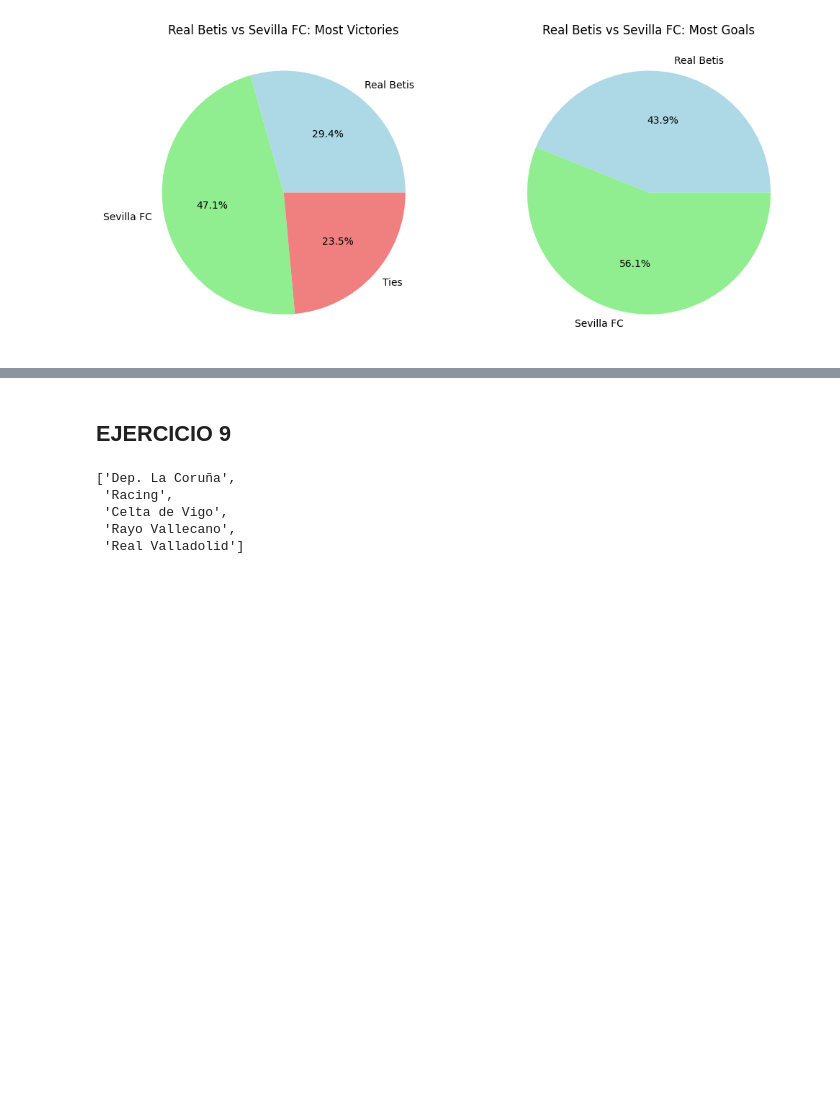
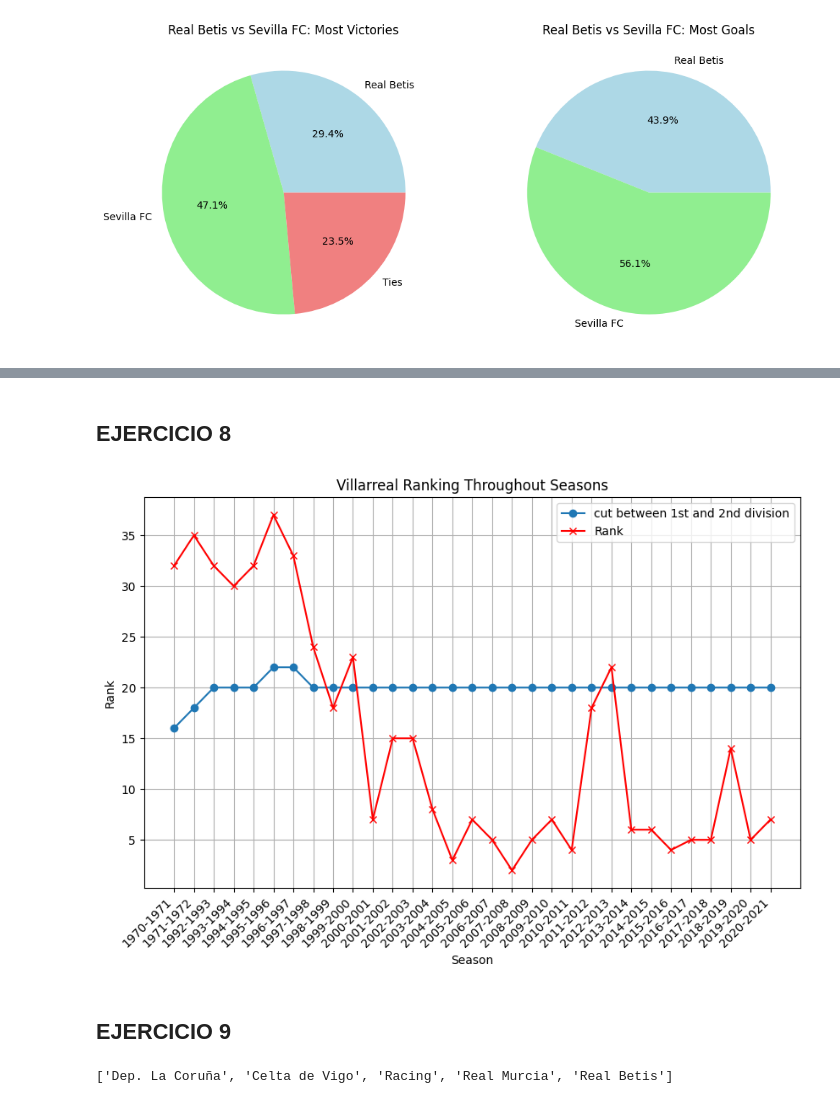
Before and after one commit to jorgers29/Spanish_Football_Analysis, a Jupyter notebook: analysis/LaLigaDataAnalysis.ipynb, the cells around one changed output, grey strips where cells are left out. Drawn from its saved outputs; the diff is of its cells as text; code cells hidden in the pictures; blank space fills up the shorter version.

Commit message:
ejercicios 3-7-8

```diff
--- a/analysis/LaLigaDataAnalysis.ipynb
+++ b/analysis/LaLigaDataAnalysis.ipynb
@@ -247,16 +430,77 @@ plot_direct_confrontations_stats('Real Betis', 'Sevilla FC')
+# %% [markdown]
+## EJERCICIO 8
+# %%
+df_ex8 = result_ex7.copy()
+df_maxdiv1 = df_ex8.groupby(['season', 'division'])['rank'].max().reset_index()
+df_maxdiv1 = df_maxdiv1[df_maxdiv1['division'] == 1].rename(columns={'rank': 'max_div1'})
+df_maxdiv1 = df_maxdiv1[['season', 'max_div1']]
+df_ex8 = df_ex8.merge(df_maxdiv1, on = ['season'], how = 'left')
+df_ex8['max_div1'] = df_ex8['max_div1'].fillna(0).astype(int)
+df_ex8['rank_cont'] = np.where(df_ex8['division'] == 1, df_ex8['rank'], df_ex8['max_div1'] + df_ex8['rank'])
+df_ex8 = df_ex8.sort_values(by=['season'], ascending=True)
+villarreal_df = df_ex8[df_ex8['team'] == 'Villarreal']
+# Create the line plot
+plt.figure(figsize=(10, 6))
+
+# Plot the 'max_div1' column as a line
+plt.plot(villarreal_df['season'], villarreal_df['max_div1'], marker='o', label='cut between 1st and 2nd division')
+plt.xticks(rotation=45, ha='right')
+
+# Set labels and title
+plt.xlabel('Season')
+plt.ylabel('Rank')
+plt.title('Villarreal Ranking Throughout Seasons')
+
+# Plot the 'rank' as points
+plt.plot(villarreal_df['season'], villarreal_df['rank_cont'], color='red', label='Rank', marker='x')
+
+# Add a legend
+plt.legend()
+
+# Show the plot
+plt.grid(True)
+plt.show()
+def plot_ranking_evolution(*teams):
+    df = df_ex8[df_ex8['team'].isin(list(teams))][['season', 'team', 'rank_cont']]
+    #df = df.sort_values(by=['season'], ascending=True)
+
+    # Create a line plot for each 'team'
+    plt.figure(figsize=(20, 10))
+
+    plt.plot(df_ex8['season'], df_ex8['max_div1'], marker='o', label='cut between 1st and 2nd division')
+
+    unique_teams = df['team'].unique()
+
+    for team in unique_teams:
+        team_data = df[df['team'] == team]
+        plt.plot(team_data['season'], team_data['rank_cont'], label=team, marker='o')
+
+    # Set labels and title
+    plt.xlabel('Season')
+    plt.ylabel('Rank')
+    plt.title('Line Plot of Team Rankings Over Seasons')
+
+    # Rotate x-axis labels for better readability
+    plt.xticks(range(0, len(df['season'].unique()), 5), df['season'].unique()[::5], rotation=45, ha='right')
+
+    # Add a legend
+    plt.legend()
+
+    # Show the plot
+    plt.grid(True)
+    plt.show()
+# %% [output]
+[figure, added]
 # %% [markdown]
 ## EJERCICIO 9
 # %%
-df_grouped = df_clean.groupby(['home_team', 'season'])['division'].first().reset_index()
-df_grouped['division_change'] = df_grouped.groupby('home_team')['division'].diff().abs()
+df_ex9 = result_ex7.copy()
+df_grouped = df_ex9.groupby(['team', 'season'])['division'].first().reset_index()
+df_grouped['division_change'] = df_grouped.groupby('team')['division'].diff().abs()
 
-elevator_counts = df_grouped.groupby('home_team')['division_change'].sum()
+elevator_counts = df_grouped.groupby('team')['division_change'].sum()
 
 TOP_5_elevator_teams = elevator_counts.sort_values(ascending=False).head(5).index.tolist()
 TOP_5_elevator_teams
 # %% [output]
-['Dep. La Coruña',
- 'Racing',
- 'Celta de Vigo',
- 'Rayo Vallecano',
- 'Real Valladolid']
+['Dep. La Coruña', 'Celta de Vigo', 'Racing', 'Real Murcia', 'Real Betis']
```
Also changed, not shown: parts of 11 cells of this notebook.
